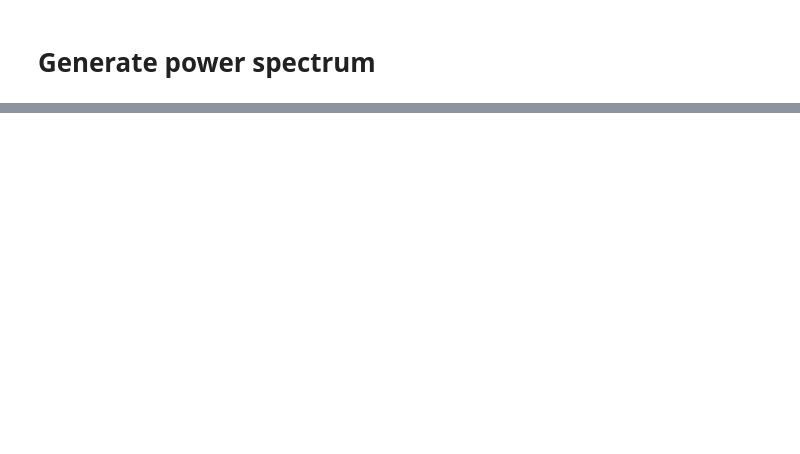
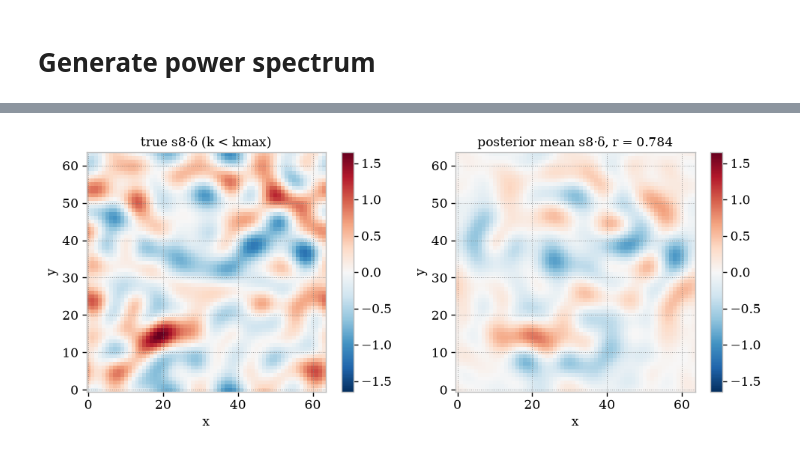
Before and after one commit to corentinravoux/flip, a Jupyter notebook: notebook/flip_forward.ipynb, the cells around one changed output, grey strips where cells are left out. Cells and saved outputs as stored; diff of their text form; code cells hidden in the pictures; blank space fills up the shorter version.

```diff
--- a/notebook/flip_forward.ipynb
+++ b/notebook/flip_forward.ipynb
@@ -328,0 +308,26 @@ plt.colorbar(im1, orientation ='vertical')
+# %%
+# Velocities constrain s8·δ: compare the posterior mean of s8·δ to the truth inside the data sphere
+def s8_delta(modes_real, modes_imag, s8):
+    delta_fourier = simulator.paint_modes_on_delta_fourier(
+        {"delta_modes_real": modes_real, "delta_modes_imag": modes_imag})
+    return s8 * jnp.fft.irfftn(delta_fourier)
+
+kmaxindex = simulator.kmaxindex
+phi_true = s8_delta(delta_fourier_true.real[kmaxindex], delta_fourier_true.imag[kmaxindex], truth["s8"])
+phi_fit = s8_delta(jnp.mean(s8_chain[:, None] * chains_parameters["delta_modes_real"], axis=0),
+                   jnp.mean(s8_chain[:, None] * chains_parameters["delta_modes_imag"], axis=0), 1.0)
+sphere = np.asarray(simulator._dist_mpch < chi_max)
+r_voxel = np.corrcoef(np.asarray(phi_true)[sphere], np.asarray(phi_fit)[sphere])[0, 1]
+
+sl = number_bins // 2
+vmax = float(np.abs(phi_true[..., sl]).max())
+fig, axs = plt.subplots(1, 2, figsize=(10, 4))
+for ax, field, title in zip(axs, (phi_true, phi_fit), ("true s8·δ (k < kmax)", f"posterior mean s8·δ, r = {r_voxel:.3f}")):
+    im = ax.imshow(np.asarray(field[..., sl]).T, origin="lower", cmap="RdBu_r", vmin=-vmax, vmax=vmax)
+    ax.set_title(title)
+    ax.set_xlabel("x")
+    ax.set_ylabel("y")
+    fig.colorbar(im, ax=ax)
+plt.tight_layout()
+# %% [output]
+[figure, added]
```
Also changed, not shown: parts of 32 cells of this notebook.
